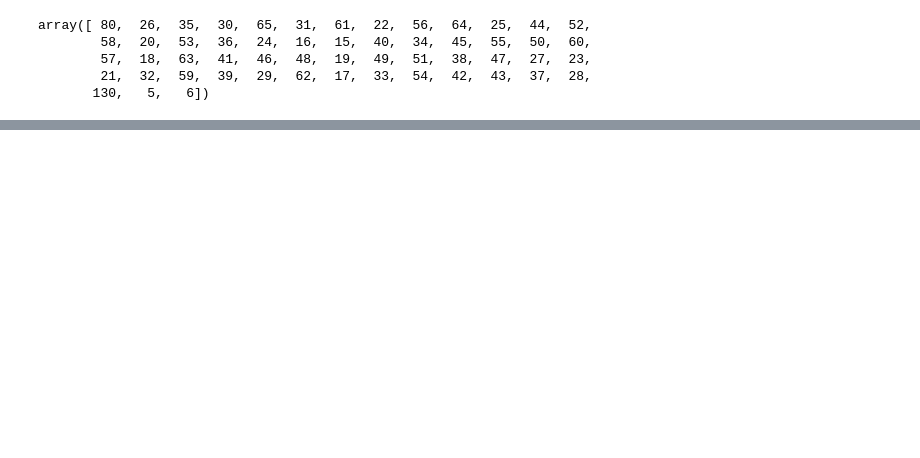
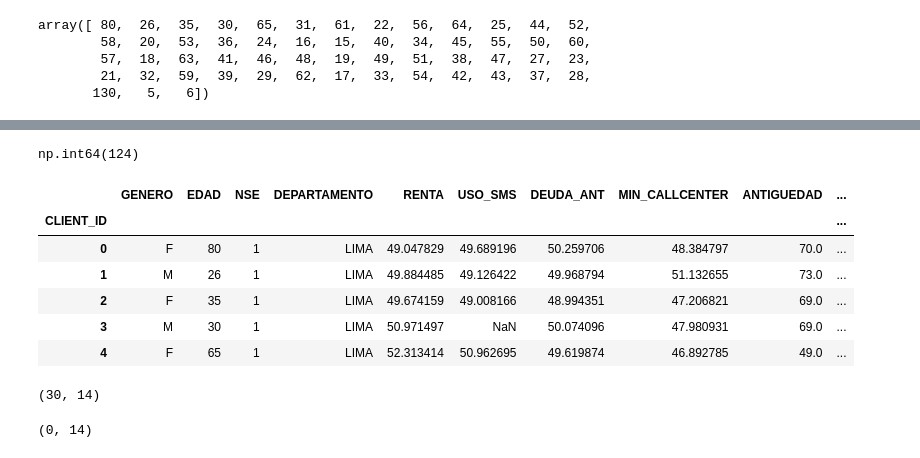
Before and after one commit to Julio-BS/python-analisis-datos, a Jupyter notebook: 01-limpieza-datos/Prueba_taller2.ipynb, the cells around one changed output, grey strips where cells are left out. Drawn from its saved outputs; the diff is of its cells as text; code cells hidden in the pictures; blank space fills up the shorter version.

```diff
--- a/01-limpieza-datos/Prueba_taller2.ipynb
+++ b/01-limpieza-datos/Prueba_taller2.ipynb
@@ -95,0 +206,6 @@ TypeError: DataFrame.map() missing 1 required positional argument: 'func'
+# %%
+#ponemos parametros a la edad de 18 hasta 80 años
+df.loc[df['EDAD']<18, 'EDAD'] = 18
+# %%
+ids = df.loc[df['EDAD']>80].index
+df = df.drop(index=ids)
@@ -95,0 +279,7 @@ TypeError: DataFrame.map() missing 1 required positional argument: 'func'
+# %%
+#En estado civil por ejemplo hay gran cantidad de vacios , podemos remplazar los nulos por constantes
+df.drop(columns=["ESTADOCIVIL"],inplace=True)
+# %%
+#Se puede remplazar en la columna uso app , los nulos por ceros
+df["USO_APP"]=df["USO_APP"].fillna(0)
+df["USO_APP"].head()
@@ -95,0 +294,19 @@ TypeError: DataFrame.map() missing 1 required positional argument: 'func'
+# %%
+df["DEUDA_ACT"].isnull().sum()
+# %% [output]
+np.int64(124)
+# %%
+df.head()
+# %% [output]
+|  | GENERO | EDAD | NSE | DEPARTAMENTO | RENTA | USO_SMS | DEUDA_ANT | MIN_CALLCENTER | ANTIGUEDAD | ... |
+| CLIENT_ID |  |  |  |  |  |  |  |  |  | ... |
+| 0 | F | 80 | 1 | LIMA | 49.047829 | 49.689196 | 50.259706 | 48.384797 | 70.0 | ... |
+| 1 | M | 26 | 1 | LIMA | 49.884485 | 49.126422 | 49.968794 | 51.132655 | 73.0 | ... |
+| 2 | F | 35 | 1 | LIMA | 49.674159 | 49.008166 | 48.994351 | 47.206821 | 69.0 | ... |
+| 3 | M | 30 | 1 | LIMA | 50.971497 | NaN | 50.074096 | 47.980931 | 69.0 | ... |
+| 4 | F | 65 | 1 | LIMA | 52.313414 | 50.962695 | 49.619874 | 46.892785 | 49.0 | ... |
+# %%
+#En deuda anterior se tienen pocos null , asi que se puede eliminarlos
+df.loc[df.DEUDA_ANT.isnull()].shape
+# %% [output]
+(30, 14)
@@ -95,0 +317,5 @@ TypeError: DataFrame.map() missing 1 required positional argument: 'func'
+# %%
+#Comprobamos
+df.loc[df.DEUDA_ANT.isnull()].shape
+# %% [output]
+(0, 14)
```
Also changed, not shown: parts of 29 cells of this notebook, 2 other files.
